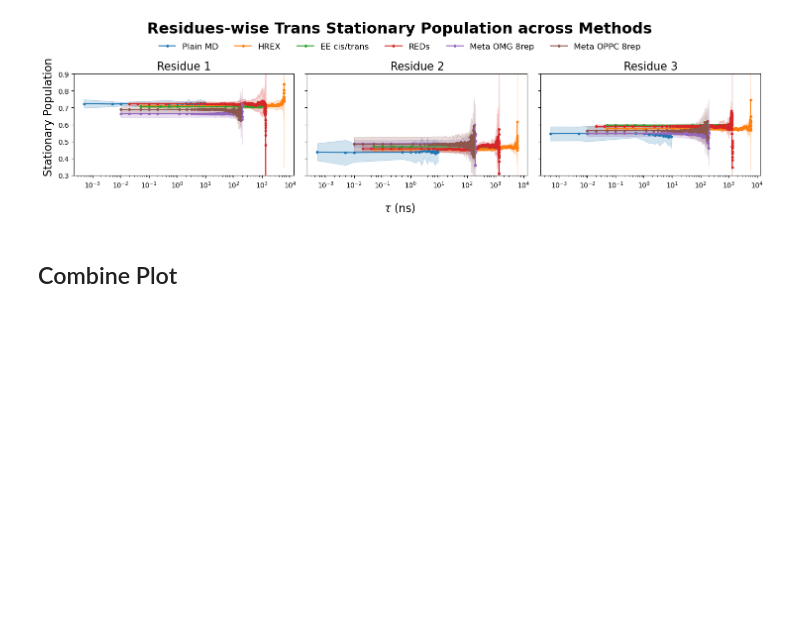
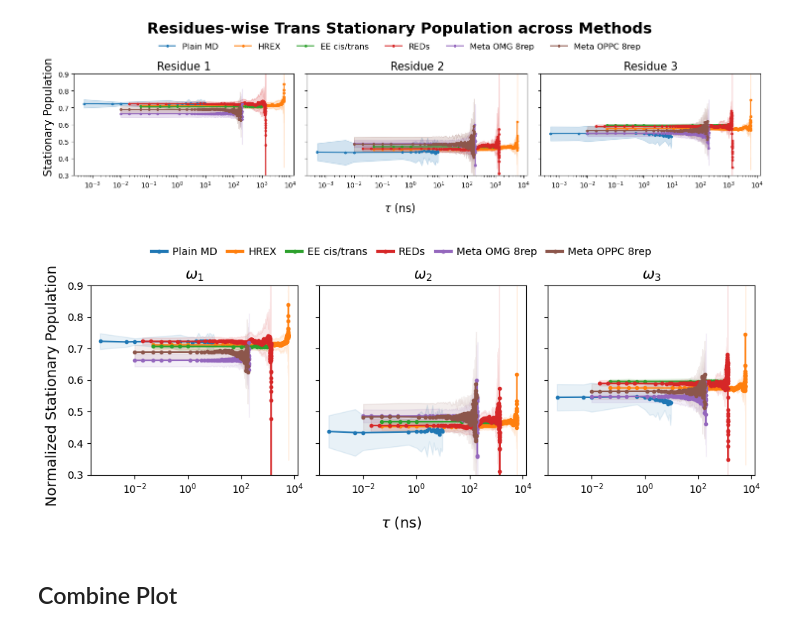
Before and after one commit to starwingc/peptoid_ESM, a Jupyter notebook: Analysis/stationary_population_res.ipynb, the cells around one changed output. Drawn from its saved outputs; the diff is of its cells as text; code cells hidden in the pictures; blank space fills up the shorter version.

```diff
--- a/Analysis/stationary_population_res.ipynb
+++ b/Analysis/stationary_population_res.ipynb
@@ -783,6 +783,99 @@ fig.savefig("fig/stationary_population_all_res_log_scale.pdf")
 plt.show()
 # %% [output]
 [figure]
+# %%
+import matplotlib.pyplot as plt
+import numpy as np
+
+residues = [0, 1, 2]
+
+methods = [
+    ("Plain MD", plain_md_lagtimes_ns, plain_md_pi_all_means, plain_md_pi_all_stds, 0.01),
+    ("HREX", hrex_lagtimes_ns, hrex_cis_trans_pi_means[0], hrex_cis_trans_pi_stds[0], 1.0),
+    ("EE cis/trans", ee_lagtimes_ns, ee_cis_trans_pi_means[0], ee_cis_trans_pi_stds[0], 1.0),
+    ("REDs", reds_lagtimes_ns, reds_cis_trans_pi_means[0], reds_cis_trans_pi_stds[0], 1.0),
+    ("Meta OMG 8rep", meta_omg8rep_lagtimes_ns, meta_omg8rep_pi_all_means, meta_omg8rep_pi_all_stds, 0.002),
+    ("Meta OPPC 8rep", meta_oppc8rep_lagtimes_ns, meta_oppc8rep_pi_all_means, meta_oppc8rep_pi_all_stds, 0.002)
+]
+
+method_colors = {
+    "Plain MD":       "#1f77b4",  # blue
+    "HREX":           "#ff7f0e",  # orange
+    "EE cis/trans":   "#2ca02c",  # green
+    "REDs":           "#d62728",  # red
+    "Meta OMG 8rep":  "#9467bd",  # purple
+    "Meta OPPC 8rep": "#8c564b",  # brown
+}
+
+# Setup Figure
+fig, axes = plt.subplots(1, 3, figsize=(10, 4), sharey=True)
+
+# Loop through axes and residues
+for i, (ax, res_idx) in enumerate(zip(axes, residues)):
+    for label, lagtimes, means, stds, dt in methods:
+
+        # --- Data Extraction ---
+        # (Assuming your data extraction logic from previous snippets)
+        # Check if data is [residues, lag, states] or list of [lag, states]
+        if hasattr(means, 'shape') and means.ndim == 3:
+             # shape (residues, lag, states) - typically [3, N, 2]
+            current_mean = means[res_idx, :, 1]
+            current_std = stds[res_idx, :, 1] if stds is not None else None
+        else:
+            # list of arrays or similar structure
+            current_mean = means[res_idx][:, 1]
+            current_std = stds[res_idx][:, 1] if stds is not None else None
+
+        color = method_colors.get(label, "gray")
+
+        # --- Plotting ---
+        # Convert lagtimes to ns using dt
+        x_vals = lagtimes * dt
+
+        ax.plot(x_vals, current_mean, '-o', label=label, color=color, markersize=3)
+
+        if current_std is not None:
+            ax.fill_between(x_vals, current_mean - current_std, current_mean + current_std, color=color, alpha=0.1)
+
+    # --- Subplot Styling ---
+    ax.set_xscale("log")
+    ax.set_ylim(0.3, 0.9)
+
+    # CHANGE IS HERE: Use LaTeX for omega with subscript
+    # i is the loop index (0, 1, 2), so i+1 gives 1, 2, 3
+    ax.set_title(r'$\omega_{}$'.format(i + 1), fontsize=14)
+
+# --- Shared Labels --
+fig.supxlabel(r'$\tau$ (ns)', fontsize=14)
+fig.supylabel("Normalized Stationary Population", fontsize=14)
+
+# --- LEGEND SETUP ---
+handles, labels = axes[0].get_legend_handles_labels()
+
+leg = fig.legend(
+    handles,
+    labels,
+    loc='upper center',
+    bbox_to_anchor=(0.5, 1.0),
+    ncol=6,
+    frameon=False,
+    handlelength=1.5,
+    handletextpad=0.5,
+    columnspacing=1.0,
+    fontsize=10
+)
+
+# Thicken legend lines
+for line in leg.get_lines():
+    line.set_linewidth(3.0)
+
+# Adjust layout to make room at the top
+plt.tight_layout(rect=[0, 0, 1, 0.93])
+
+plt.savefig("fig/stationary_population_all_res_log_scale.pdf", dpi=300)
+plt.show()
+# %% [output]
+[figure, added]
 # %% [markdown]
 ## Combine Plot
 # %%
```
Also changed, not shown: 1 other file.
